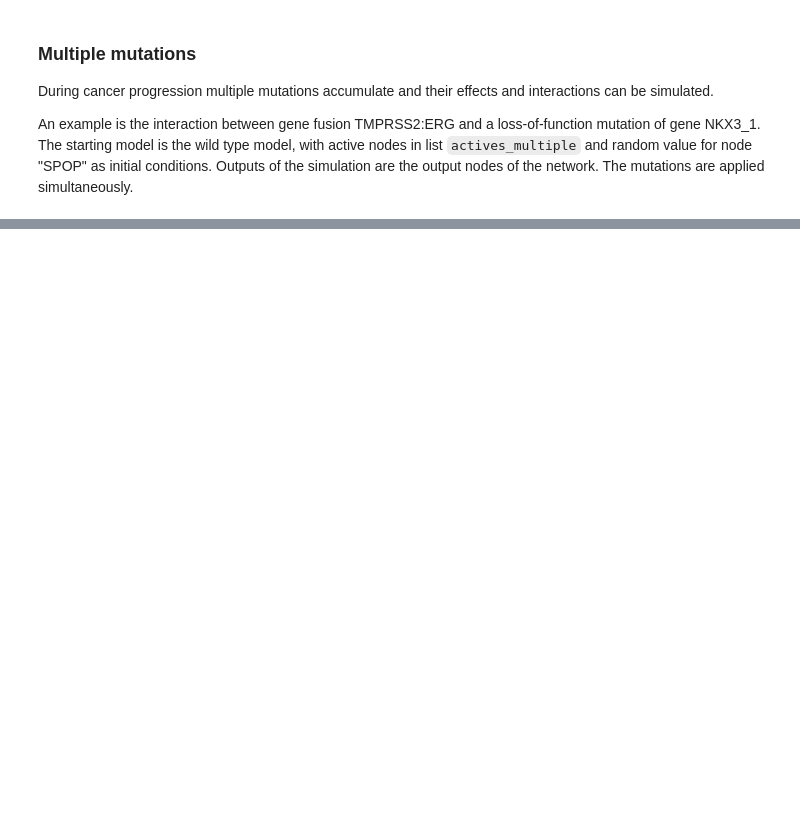
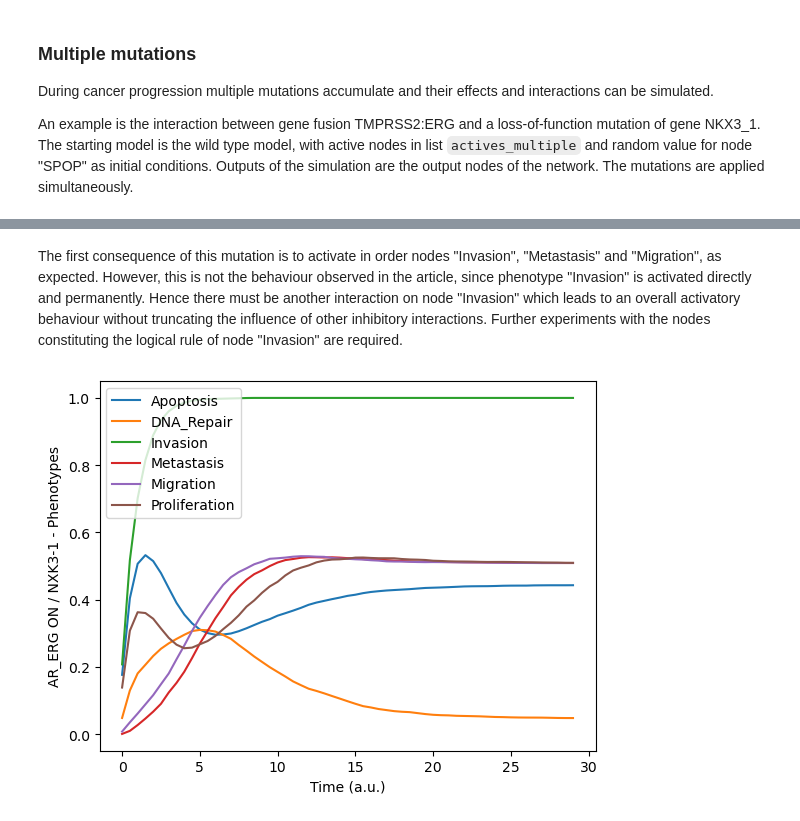
Before and after one commit to mirasac/intrdata, a Jupyter notebook: first/Marco_Casari_first_part.ipynb, the cells around one changed output, grey strips where cells are left out. Drawn from its saved outputs; the diff is of its cells as text; code cells hidden in the pictures; blank space fills up the shorter version.

Commit message:
End experimenting

```diff
--- a/first/Marco_Casari_first_part.ipynb
+++ b/first/Marco_Casari_first_part.ipynb
@@ -540,2 +561,15 @@ with open(f"{name}.cfg", mode='w') as f:
+# %% [markdown]
+The first consequence of this mutation is to activate in order nodes "Invasion", "Metastasis" and "Migration", as expected. However, this is not the behaviour observed in the article, since phenotype "Invasion" is activated directly and permanently. Hence there must be another interaction on node "Invasion" which leads to an overall activatory behaviour without truncating the influence of other inhibitory interactions. Further experiments with the nodes constituting the logical rule of node "Invasion" are required.
+# %%
+maboss_multiple_result = maboss_multiple_model.run()
+
+maboss_multiple_result.get_nodes_probtraj().plot(
+    legend=True,
+    xlabel="Time (a.u.)",
+    ylabel="AR_ERG ON / NXK3-1 - Phenotypes"
+)
+plt.savefig(os.path.join(PATH_OUT, "7_tris.pdf"))
+# %% [output]
+[figure, added]
 # %% [markdown]
 # Personalisation of the prostate Boolean model
```
Also changed, not shown: parts of 20 cells of this notebook, 10 other files.
